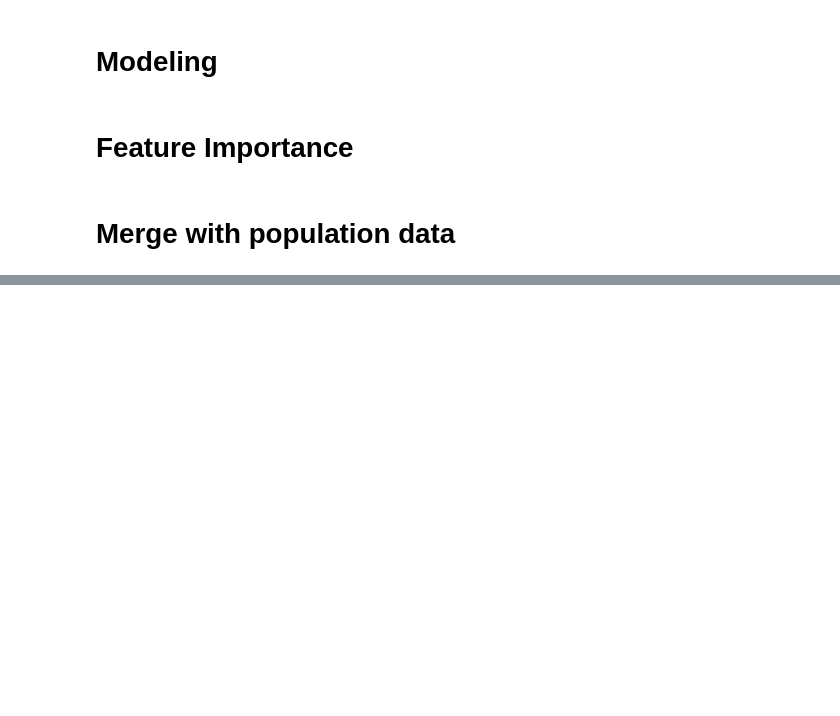
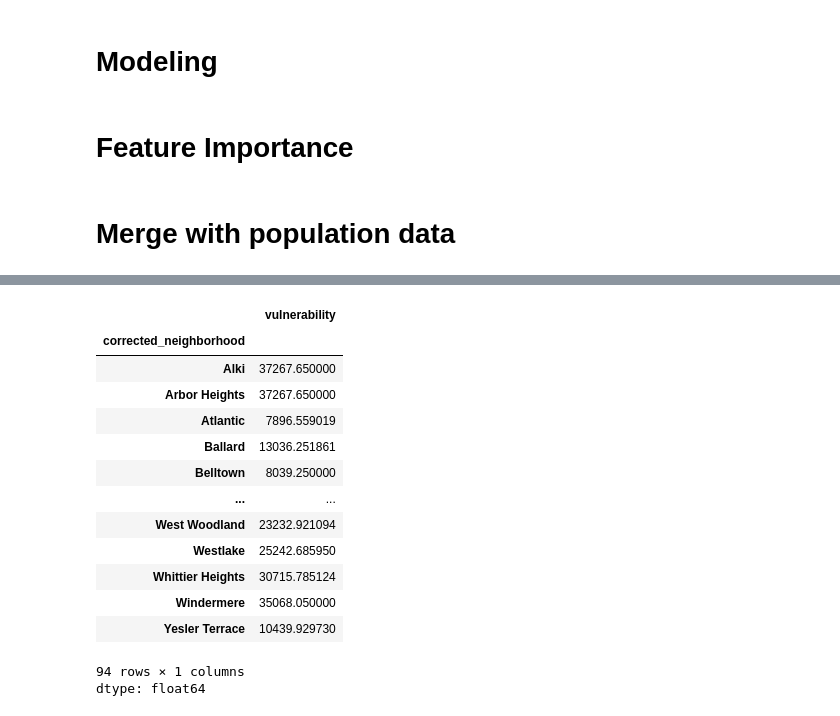
Before and after one commit to Hyperion8642/datathon_2026_asj, a Jupyter notebook: datathon_EDA_saeah.ipynb, the cells around one changed output, grey strips where cells are left out. Saved outputs shown, nothing was run; the diff lists cells and outputs as text; code cells hidden in the pictures; blank space fills up the shorter version.

```diff
--- a/datathon_EDA_saeah.ipynb
+++ b/datathon_EDA_saeah.ipynb
@@ -250,0 +213,25 @@ plt.show()
+# %%
+merged_gdf["vulnerability"] = (
+    merged_gdf["POPULATION_DISABILITY_PERC"] +
+    merged_gdf["Older_Adults_65_over"] +
+    merged_gdf["RENTER_HOUSEHOLDS_PERCENT"]
+)
+
+vuln = merged_gdf.groupby("corrected_neighborhood")["vulnerability"].mean()
+vuln
+# %% [output]
+|  | vulnerability |
+| corrected_neighborhood |  |
+| Alki | 37267.650000 |
+| Arbor Heights | 37267.650000 |
+| Atlantic | 7896.559019 |
+| Ballard | 13036.251861 |
+| Belltown | 8039.250000 |
+| ... | ... |
+| West Woodland | 23232.921094 |
+| Westlake | 25242.685950 |
+| Whittier Heights | 30715.785124 |
+| Windermere | 35068.050000 |
+| Yesler Terrace | 10439.929730 |
+94 rows × 1 columns
+dtype: float64
```
Also changed, not shown: parts of 15 cells of this notebook.
